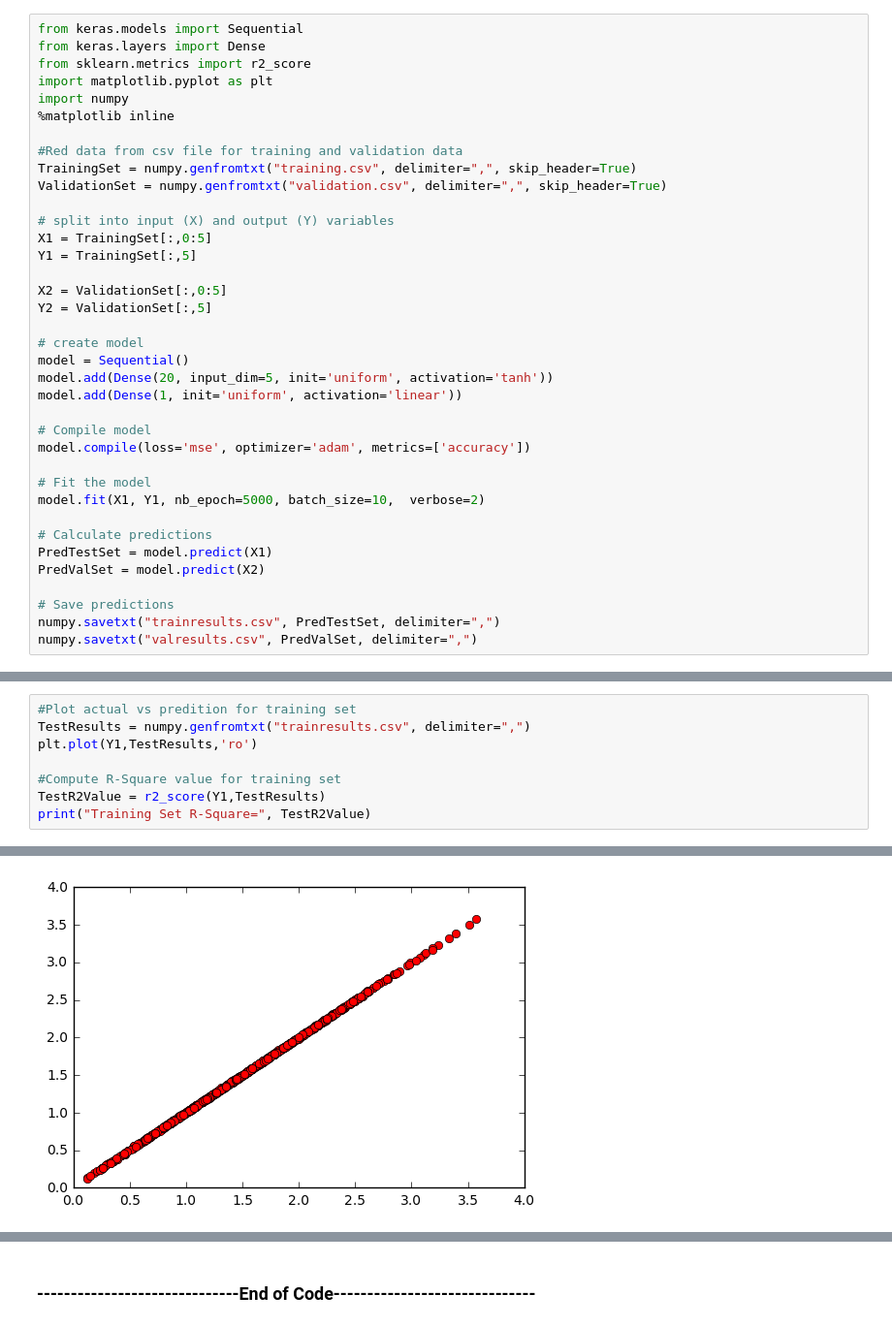
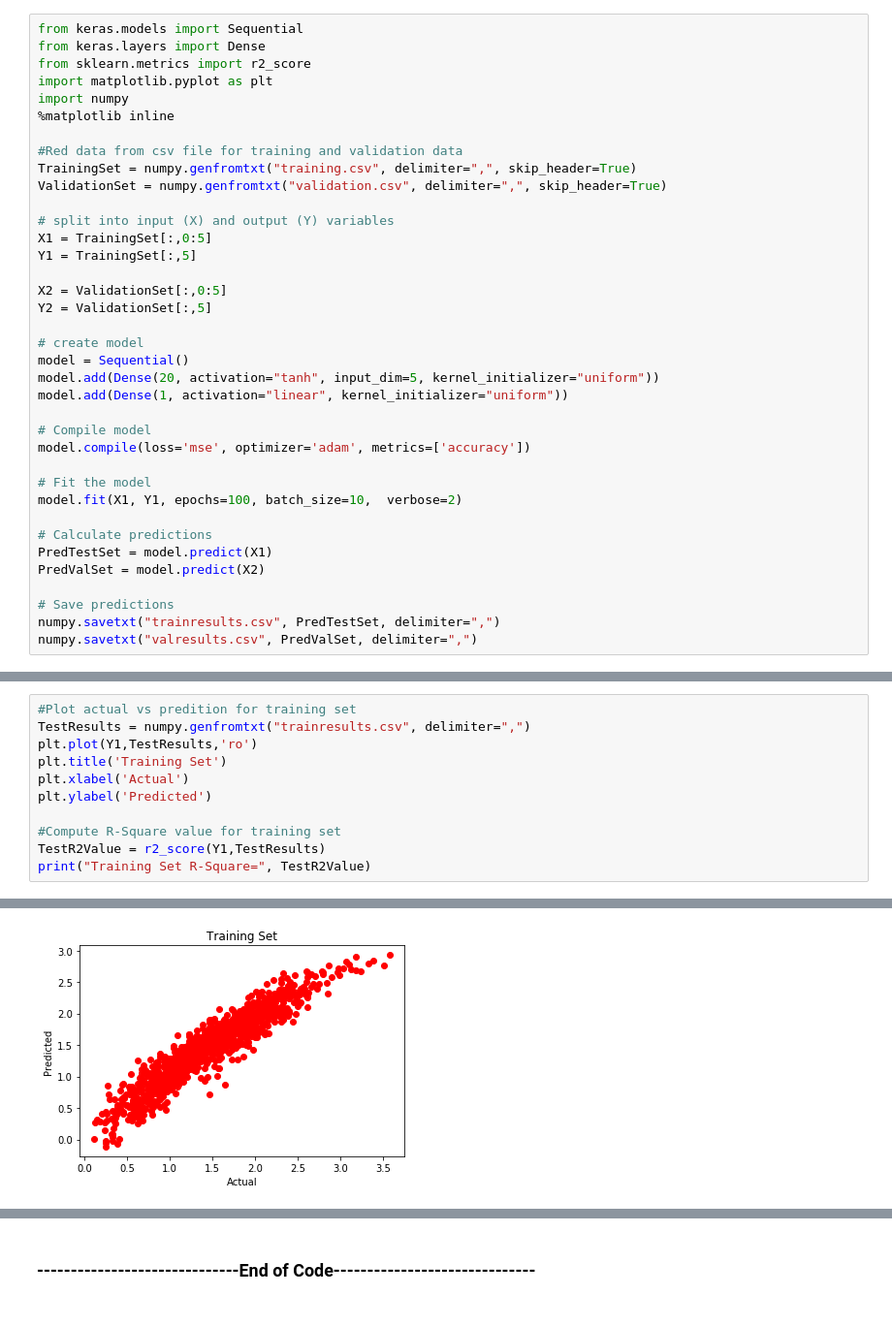
Before and after one commit to shankarananth/Keras-Nonlinear-Regression, a Jupyter notebook: KerasNonlinearRegression.ipynb, the cells around one changed output, grey strips where cells are left out. Shown at 97% size. Saved outputs shown, nothing was run; the diff lists cells and outputs as text.

```diff
--- a/KerasNonlinearRegression.ipynb
+++ b/KerasNonlinearRegression.ipynb
@@ -32,14 +41,14 @@ Y2 = ValidationSet[:,5]
 
 # create model
 model = Sequential()
-model.add(Dense(20, input_dim=5, init='uniform', activation='tanh'))
-model.add(Dense(1, init='uniform', activation='linear'))
+model.add(Dense(20, activation="tanh", input_dim=5, kernel_initializer="uniform"))
+model.add(Dense(1, activation="linear", kernel_initializer="uniform"))
 
 # Compile model
 model.compile(loss='mse', optimizer='adam', metrics=['accuracy'])
 
 # Fit the model
-model.fit(X1, Y1, nb_epoch=5000, batch_size=10,  verbose=2)
+model.fit(X1, Y1, epochs=100, batch_size=10,  verbose=2)
 
 # Calculate predictions
 PredTestSet = model.predict(X1)
@@ -71,6 +80,9 @@ Epoch 5000/5000
 #Plot actual vs predition for training set
 TestResults = numpy.genfromtxt("trainresults.csv", delimiter=",")
 plt.plot(Y1,TestResults,'ro')
+plt.title('Training Set')
+plt.xlabel('Actual')
+plt.ylabel('Predicted')
 
 #Compute R-Square value for training set
 TestR2Value = r2_score(Y1,TestResults)
@@ -80,4 +92,4 @@ Training Set R-Square= 0.999926581971
-[figure, old version]
+[figure, new version]
 # %%
 #Plot actual vs predition for validation set
 ValResults = numpy.genfromtxt("valresults.csv", delimiter=",")
```
Also changed, not shown: parts of 4 cells of this notebook, 2 other files.
